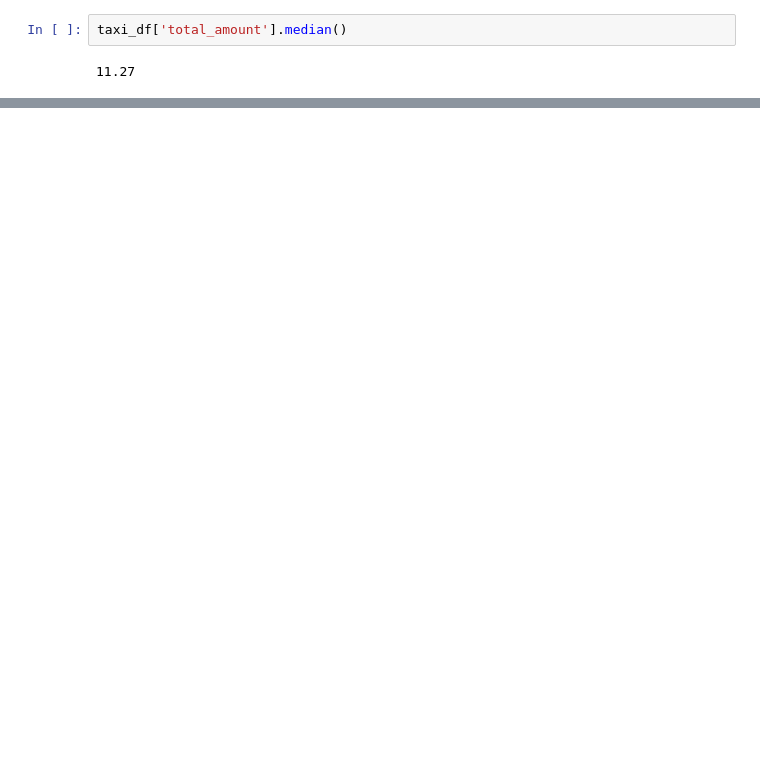
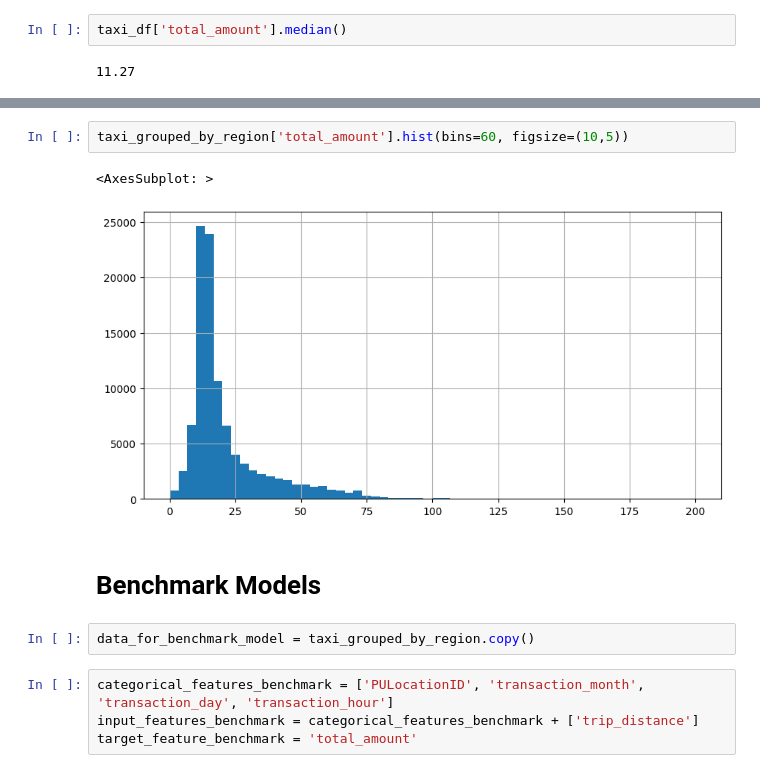
Before and after one commit to craigm-c/New-York-Taxi-Analysis, a Jupyter notebook: code.ipynb, the cells around one changed output, grey strips where cells are left out. Saved outputs shown, nothing was run; the diff lists cells and outputs as text; blank space fills up the shorter version.

Commit message:
Benchmark model done

```diff
--- a/code.ipynb
+++ b/code.ipynb
@@ -211,0 +372,13 @@ taxi_df['total_amount'].max()
+# %%
+taxi_grouped_by_region['total_amount'].hist(bins=60, figsize=(10,5))
+# %% [output]
+<AxesSubplot: >
+[figure, added]
+# %% [markdown]
+# Benchmark Models
+# %%
+data_for_benchmark_model = taxi_grouped_by_region.copy()
+# %%
+categorical_features_benchmark = ['PULocationID', 'transaction_month', 'transaction_day', 'transaction_hour']
+input_features_benchmark = categorical_features_benchmark + ['trip_distance']
+target_feature_benchmark = 'total_amount'
```
Also changed, not shown: parts of 35 cells of this notebook.
